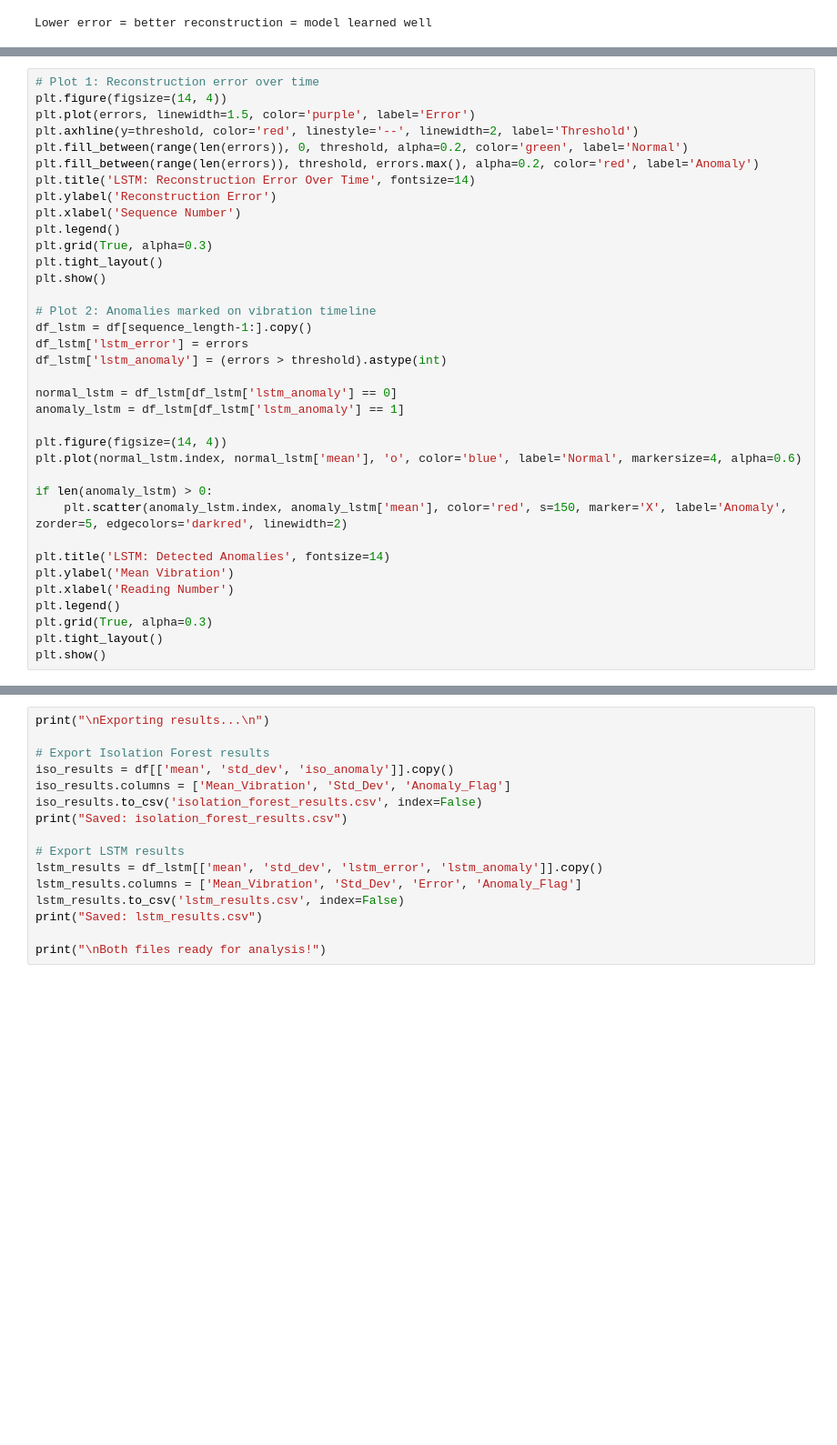
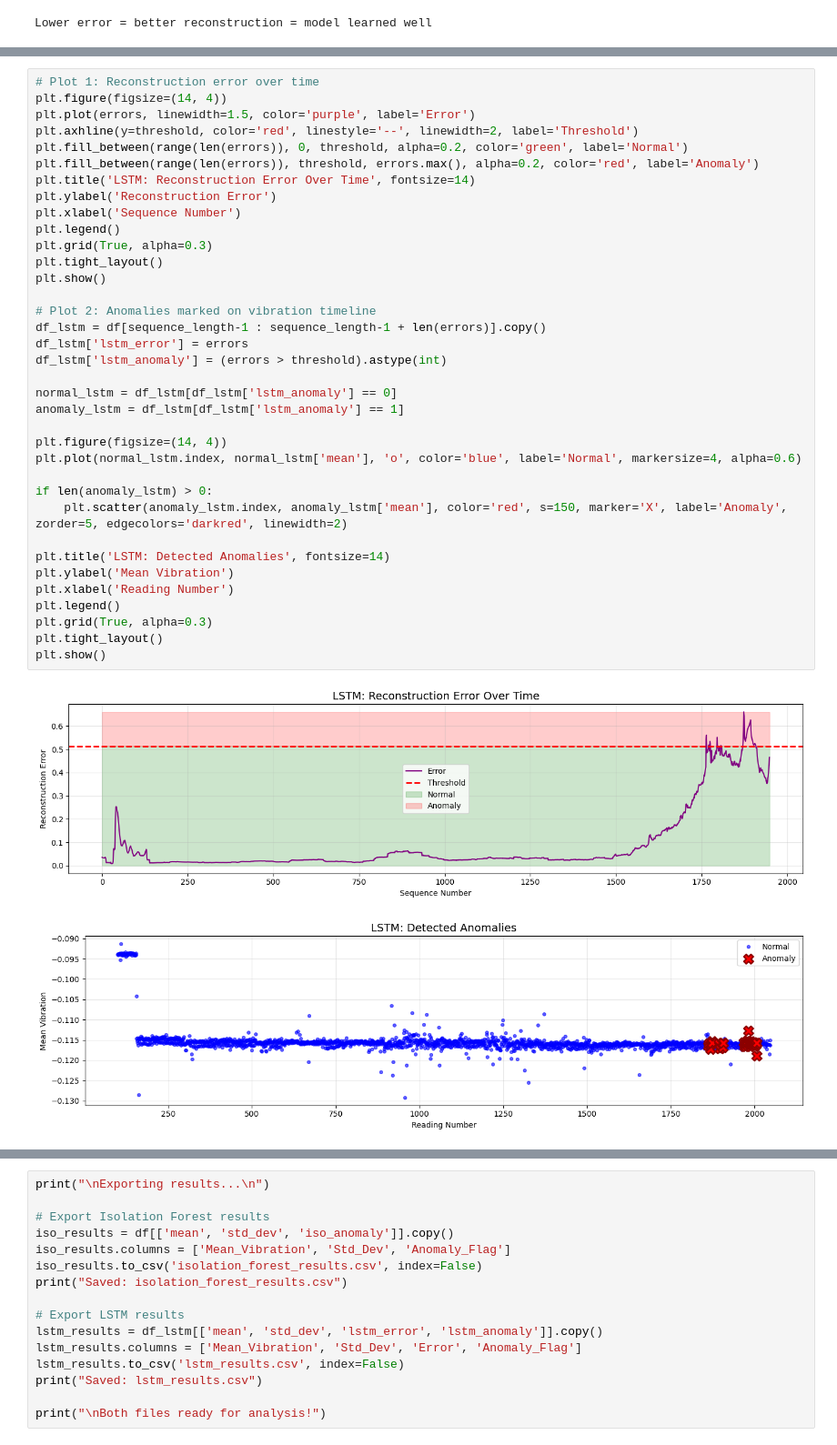
Before and after one commit to Poorvi4-art/Time_series_anamoly_detection, a Jupyter notebook: Bearing_Anomaly_Detection_LSTM_AE__IF.ipynb, the cells around one changed output, grey strips where cells are left out. Shown at 91% size. Saved outputs shown, nothing was run; the diff lists cells and outputs as text; blank space fills up the shorter version.

```diff
--- a/Bearing_Anomaly_Detection_LSTM_AE__IF.ipynb
+++ b/Bearing_Anomaly_Detection_LSTM_AE__IF.ipynb
@@ -386,31 +395,34 @@ plt.axhline(y=threshold, color='red', linestyle='--', linewidth=2, label='Thresh
 plt.fill_between(range(len(errors)), 0, threshold, alpha=0.2, color='green', label='Normal')
 plt.fill_between(range(len(errors)), threshold, errors.max(), alpha=0.2, color='red', label='Anomaly')
 plt.title('LSTM: Reconstruction Error Over Time', fontsize=14)
 plt.ylabel('Reconstruction Error')
 plt.xlabel('Sequence Number')
 plt.legend()
 plt.grid(True, alpha=0.3)
 plt.tight_layout()
 plt.show()
 
 # Plot 2: Anomalies marked on vibration timeline
-df_lstm = df[sequence_length-1:].copy()
+df_lstm = df[sequence_length-1 : sequence_length-1 + len(errors)].copy()
 df_lstm['lstm_error'] = errors
 df_lstm['lstm_anomaly'] = (errors > threshold).astype(int)
 
 normal_lstm = df_lstm[df_lstm['lstm_anomaly'] == 0]
 anomaly_lstm = df_lstm[df_lstm['lstm_anomaly'] == 1]
 
 plt.figure(figsize=(14, 4))
 plt.plot(normal_lstm.index, normal_lstm['mean'], 'o', color='blue', label='Normal', markersize=4, alpha=0.6)
 
 if len(anomaly_lstm) > 0:
     plt.scatter(anomaly_lstm.index, anomaly_lstm['mean'], color='red', s=150, marker='X', label='Anomaly', zorder=5, edgecolors='darkred', linewidth=2)
 
 plt.title('LSTM: Detected Anomalies', fontsize=14)
 plt.ylabel('Mean Vibration')
 plt.xlabel('Reading Number')
 plt.legend()
 plt.grid(True, alpha=0.3)
 plt.tight_layout()
 plt.show()
+# %% [output]
+[figure, added]
+[figure, added]
```
Also changed, not shown: parts of 3 cells of this notebook.
